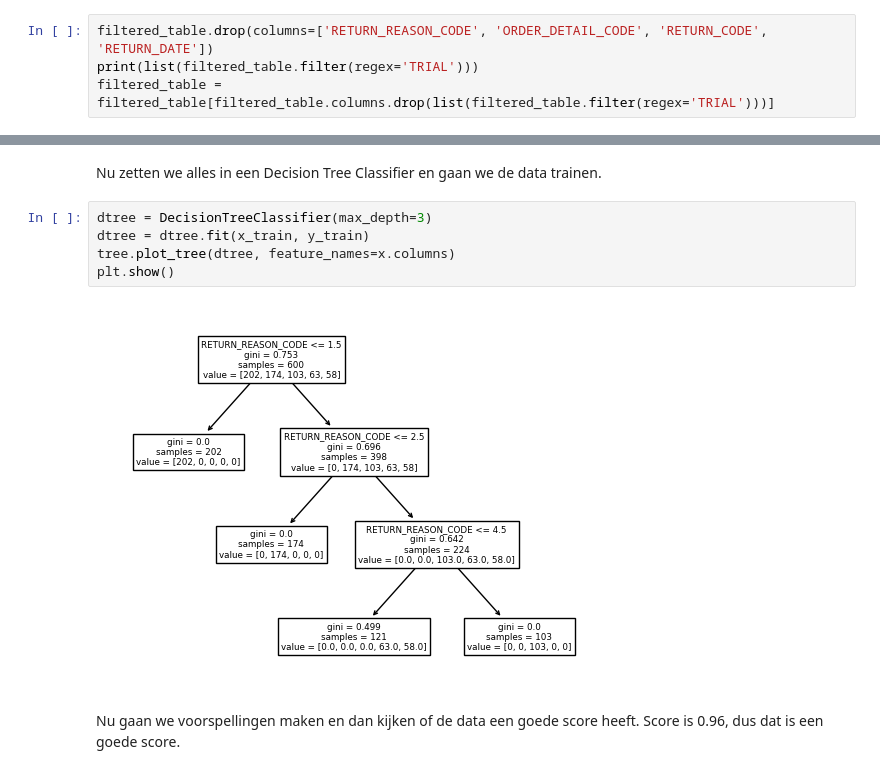
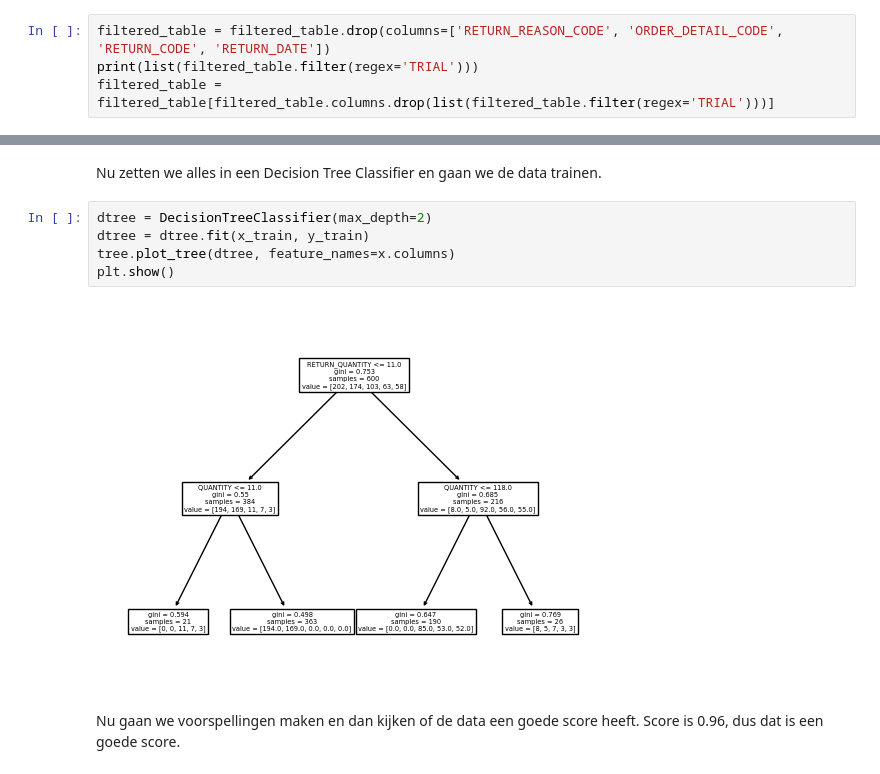
Before and after one commit to Peter-The-Great/DEDS_Portfolio_Week-8, a Jupyter notebook: classificationmodel.ipynb, the cells around one changed output, grey strips where cells are left out. Cells and saved outputs as stored; diff of their text form.

```diff
--- a/classificationmodel.ipynb
+++ b/classificationmodel.ipynb
@@ -256,7 +256,7 @@ filtered_table
 Hiernaa gaan we wat data eruit halen naast de Not A Number values. Dus nu gaan we ook keys veranderen.
 Daarnaast moeten we ook de TRAIL kolomen verwijderen, omdat deze niet van toepassing zijn.
 # %%
-filtered_table.drop(columns=['RETURN_REASON_CODE', 'ORDER_DETAIL_CODE', 'RETURN_CODE', 'RETURN_DATE'])
+filtered_table = filtered_table.drop(columns=['RETURN_REASON_CODE', 'ORDER_DETAIL_CODE', 'RETURN_CODE', 'RETURN_DATE'])
 print(list(filtered_table.filter(regex='TRIAL')))
 filtered_table = filtered_table[filtered_table.columns.drop(list(filtered_table.filter(regex='TRIAL')))]
 # %% [output]
@@ -307,12 +292,12 @@ x_train, x_test, y_train, y_test = train_test_split(x, y, test_size=0.15, random
 # %% [markdown]
 Nu zetten we alles in een Decision Tree Classifier en gaan we de data trainen.
 # %%
-dtree = DecisionTreeClassifier(max_depth=3)
+dtree = DecisionTreeClassifier(max_depth=2)
 dtree = dtree.fit(x_train, y_train)
 tree.plot_tree(dtree, feature_names=x.columns)
 plt.show()
 # %% [output]
-[figure, old version]
+[figure, new version]
 # %% [markdown]
 Nu gaan we voorspellingen maken en dan kijken of de data een goede score heeft. Score is 0.96, dus dat is een goede score.
 # %%
```
Also changed, not shown: parts of 6 cells of this notebook.
